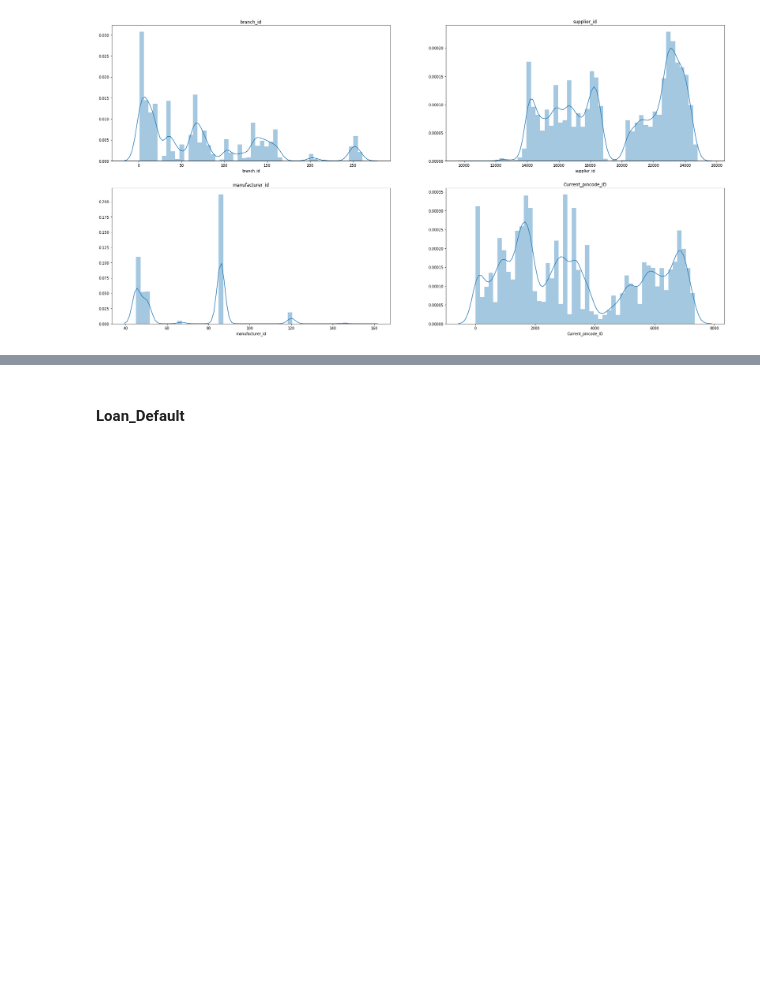
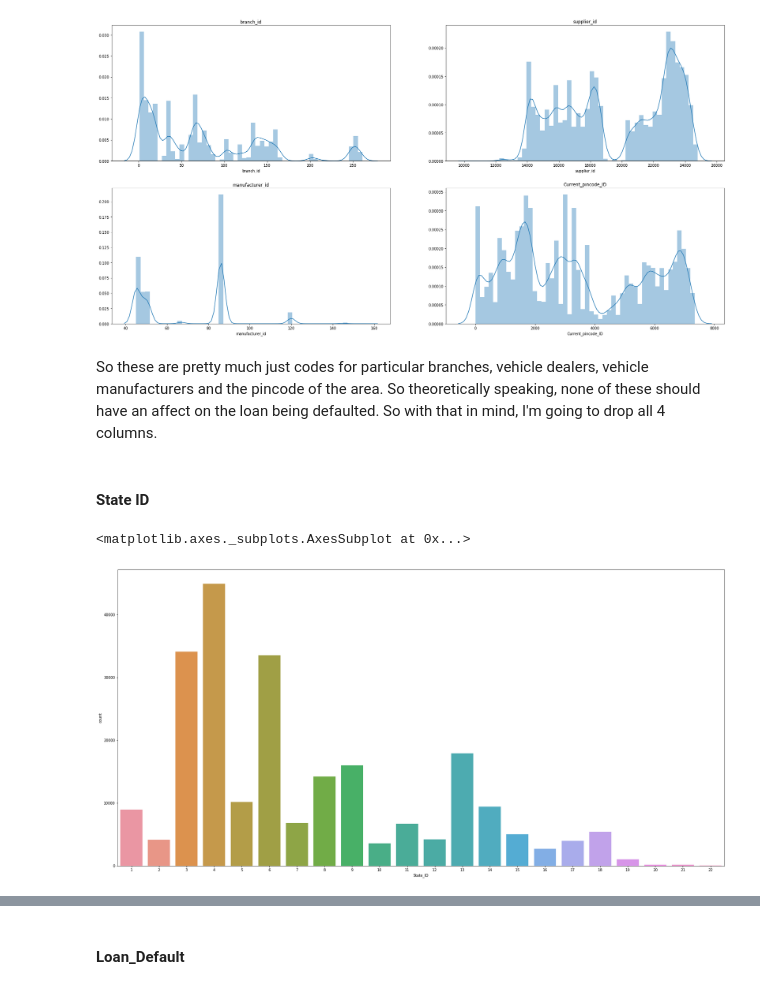
Before and after one commit to akashsara/LTFS-Data-Science-FinHack, a Jupyter notebook: EDA.ipynb, the cells around one changed output, grey strips where cells are left out. Cells and saved outputs as stored; diff of their text form; code cells hidden in the pictures; blank space fills up the shorter version.

```diff
--- a/EDA.ipynb
+++ b/EDA.ipynb
@@ -559,3 +564,21 @@ plt.title('Current_pincode_ID')
 # %% [output]
 Text(0.5, 1.0, 'Current_pincode_ID')
 [figure]
+# %% [markdown]
+So these are pretty much just codes for particular branches, vehicle dealers, vehicle manufacturers and the pincode of the area. So theoretically speaking, none of these should have an affect on the loan being defaulted. So with that in mind, I'm going to drop all 4 columns.
+# %%
+train.drop(['branch_id'], axis = 1, inplace = True)
+test.drop(['branch_id'], axis = 1, inplace = True)
+train.drop(['supplier_id'], axis = 1, inplace = True)
+test.drop(['supplier_id'], axis = 1, inplace = True)
+train.drop(['manufacturer_id'], axis = 1, inplace = True)
+test.drop(['manufacturer_id'], axis = 1, inplace = True)
+train.drop(['Current_pincode_ID'], axis = 1, inplace = True)
+test.drop(['Current_pincode_ID'], axis = 1, inplace = True)
+# %% [markdown]
+#### State ID
+# %%
+sns.countplot(train['State_ID'])
+# %% [output]
+<matplotlib.axes._subplots.AxesSubplot at 0x...>
+[figure, added]
```
Also changed, not shown: parts of 62 cells of this notebook, 2 other files.
